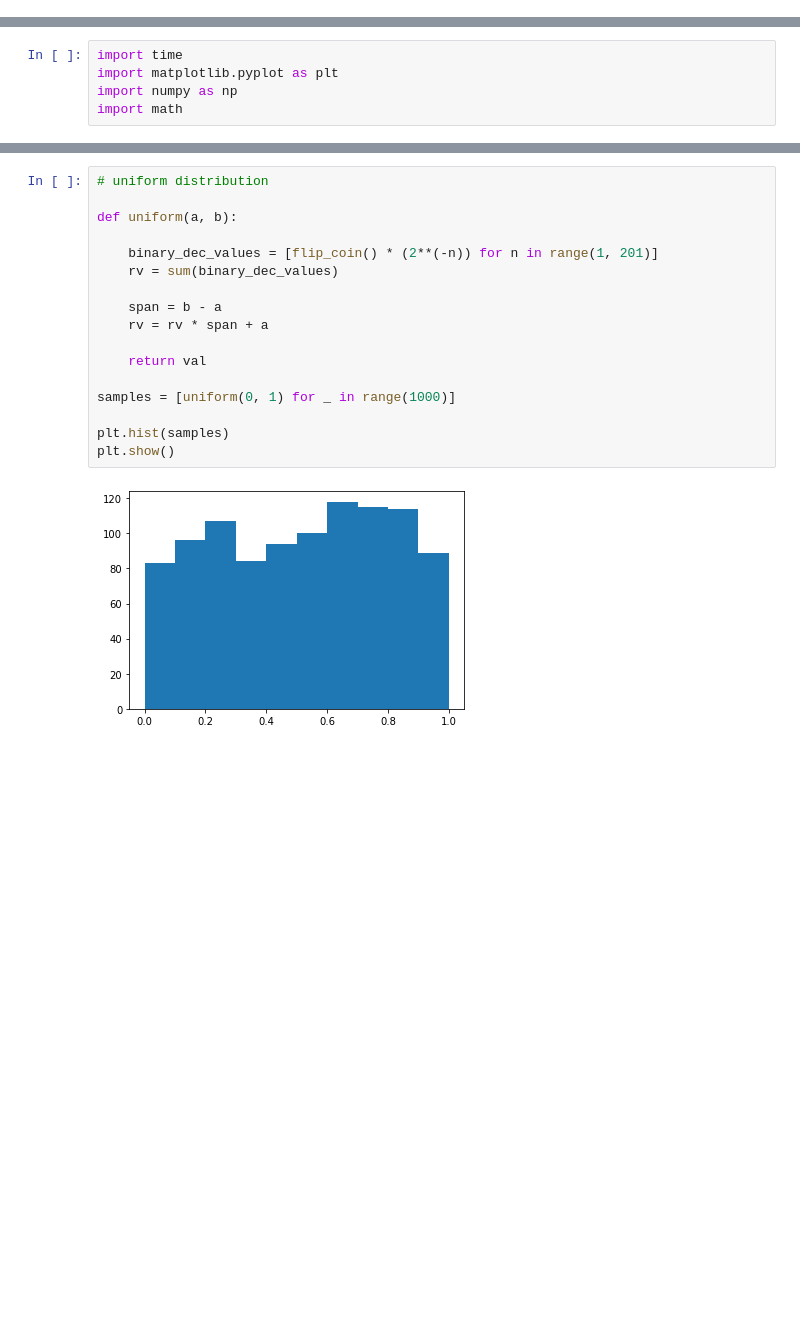
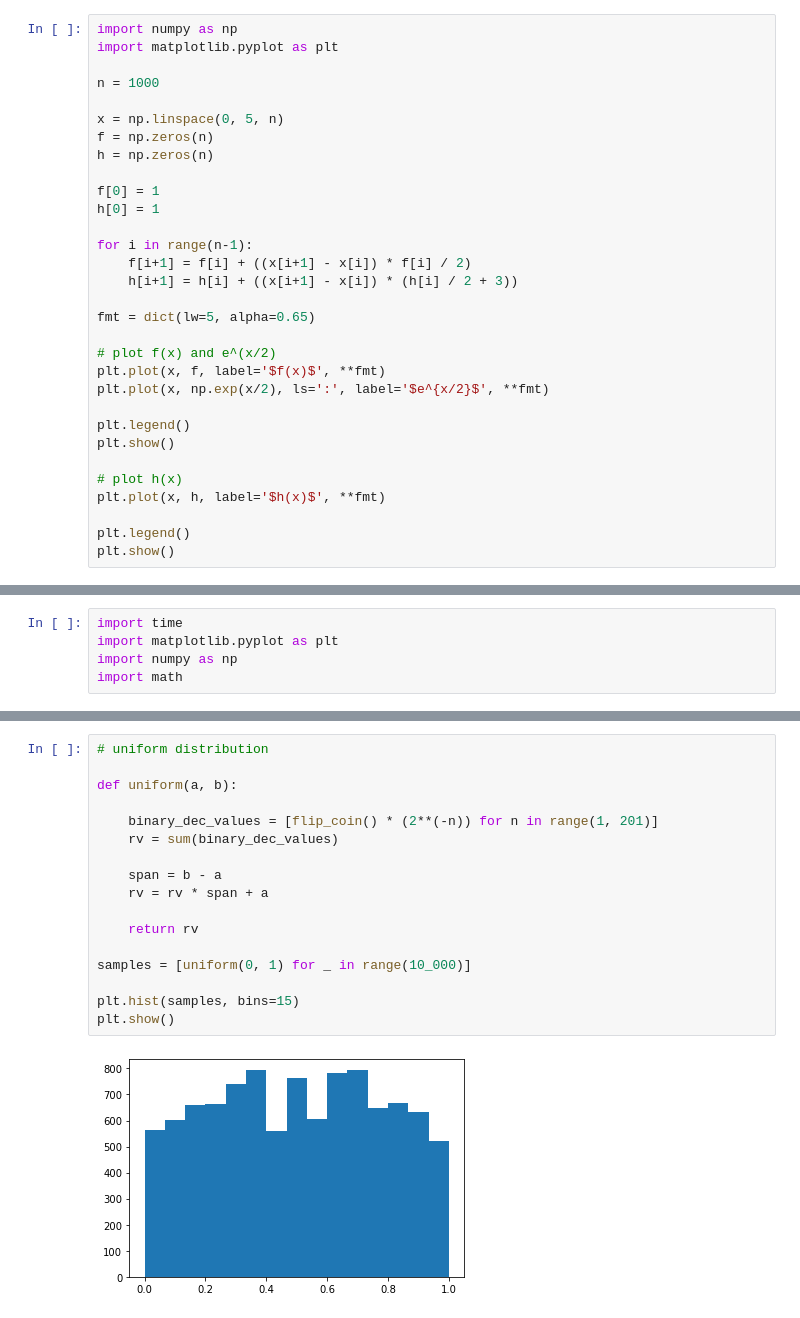
Before and after one commit to qcx201/ParetoPy, a Jupyter notebook: Notes/A.2.1-Challenge drafts.ipynb, the cells around one changed output, grey strips where cells are left out. Saved outputs shown, nothing was run; the diff lists cells and outputs as text; blank space fills up the shorter version.

```diff
--- a/Notes/A.2.1-Challenge drafts.ipynb
+++ b/Notes/A.2.1-Challenge drafts.ipynb
@@ -926,0 +1161,31 @@ Wall time: 45.4 ms
+# %%
+import numpy as np
+import matplotlib.pyplot as plt
+
+n = 1000
+
+x = np.linspace(0, 5, n)
+f = np.zeros(n)
+h = np.zeros(n)
+
+f[0] = 1
+h[0] = 1
+
+for i in range(n-1):
+    f[i+1] = f[i] + ((x[i+1] - x[i]) * f[i] / 2)
+    h[i+1] = h[i] + ((x[i+1] - x[i]) * (h[i] / 2 + 3))
+
+fmt = dict(lw=5, alpha=0.65)
+
+# plot f(x) and e^(x/2)
+plt.plot(x, f, label='$f(x)$', **fmt)
+plt.plot(x, np.exp(x/2), ls=':', label='$e^{x/2}$', **fmt)
+
+plt.legend()
+plt.show()
+
+# plot h(x)
+plt.plot(x, h, label='$h(x)$', **fmt)
+
+plt.legend()
+plt.show()
@@ -1501,22 +1854,22 @@ plt.show()
 # %%
 # uniform distribution
 
 def uniform(a, b):
 
     binary_dec_values = [flip_coin() * (2**(-n)) for n in range(1, 201)]
     rv = sum(binary_dec_values)
 
     span = b - a
     rv = rv * span + a
 
-    return val
+    return rv
 
-samples = [uniform(0, 1) for _ in range(1000)]
+samples = [uniform(0, 1) for _ in range(10_000)]
 
-plt.hist(samples)
+plt.hist(samples, bins=15)
 plt.show()
 # %% [output]
-[figure, old version]
+[figure, new version]
 # %%
 # bernoulli distribution
 
```
Also changed, not shown: parts of 95 cells of this notebook, 3 other files.
